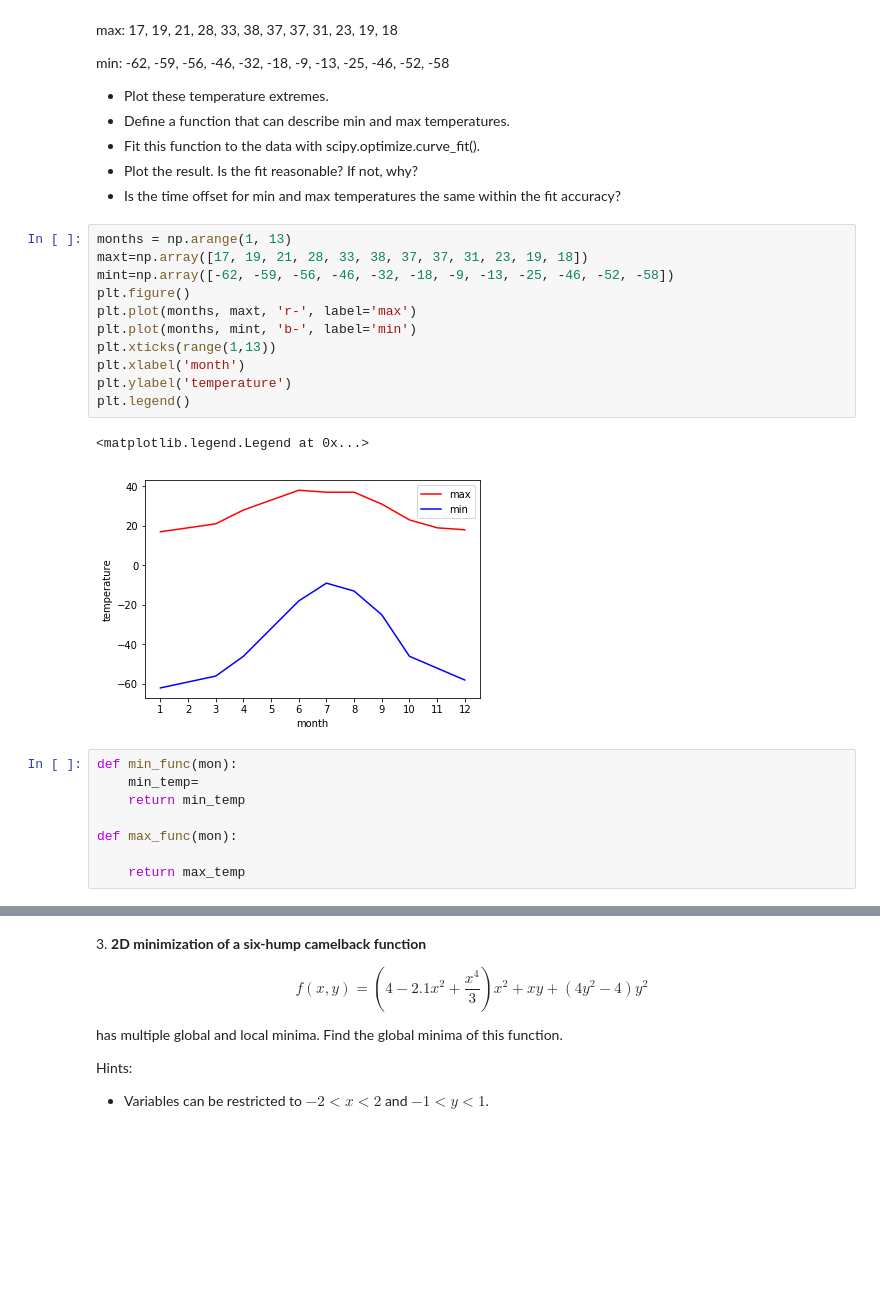
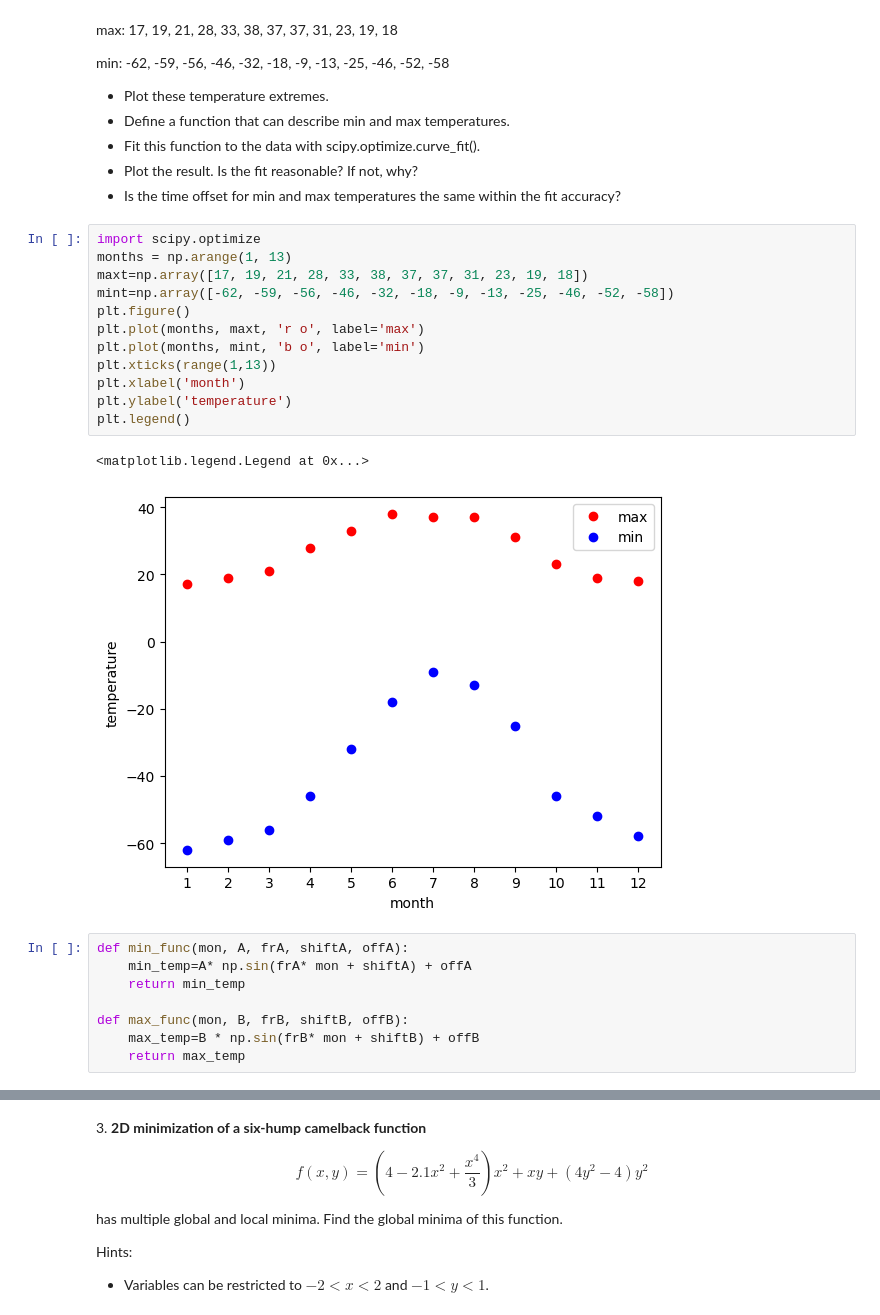
Before and after one commit to angelabortolato/LaboratoryOfComputationalPhysics_A, a Jupyter notebook: 09ex_Algorithms.ipynb, the cells around one changed output, grey strips where cells are left out. Drawn from its saved outputs; the diff is of its cells as text; blank space fills up the shorter version.

```diff
--- a/09ex_Algorithms.ipynb
+++ b/09ex_Algorithms.ipynb
@@ -74,24 +74,25 @@ min: -62, -59, -56, -46, -32, -18, -9, -13, -25, -46, -52, -58
 * Plot the result. Is the fit reasonable? If not, why?
 * Is the time offset for min and max temperatures the same within the fit accuracy?
 # %%
+import scipy.optimize
 months = np.arange(1, 13)
 maxt=np.array([17, 19, 21, 28, 33, 38, 37, 37, 31, 23, 19, 18])
 mint=np.array([-62, -59, -56, -46, -32, -18, -9, -13, -25, -46, -52, -58])
 plt.figure()
-plt.plot(months, maxt, 'r-', label='max')
-plt.plot(months, mint, 'b-', label='min')
+plt.plot(months, maxt, 'r o', label='max')
+plt.plot(months, mint, 'b o', label='min')
 plt.xticks(range(1,13))
 plt.xlabel('month')
 plt.ylabel('temperature')
 plt.legend()
 # %% [output]
 <matplotlib.legend.Legend at 0x...>
-[figure, old version]
+[figure, new version]
 # %%
-def min_func(mon):
-    min_temp=
+def min_func(mon, A, frA, shiftA, offA):
+    min_temp=A* np.sin(frA* mon + shiftA) + offA
     return min_temp
 
-def max_func(mon):
-
+def max_func(mon, B, frB, shiftB, offB):
+    max_temp=B * np.sin(frB* mon + shiftB) + offB
     return max_temp
```
Also changed, not shown: parts of 5 cells of this notebook.
